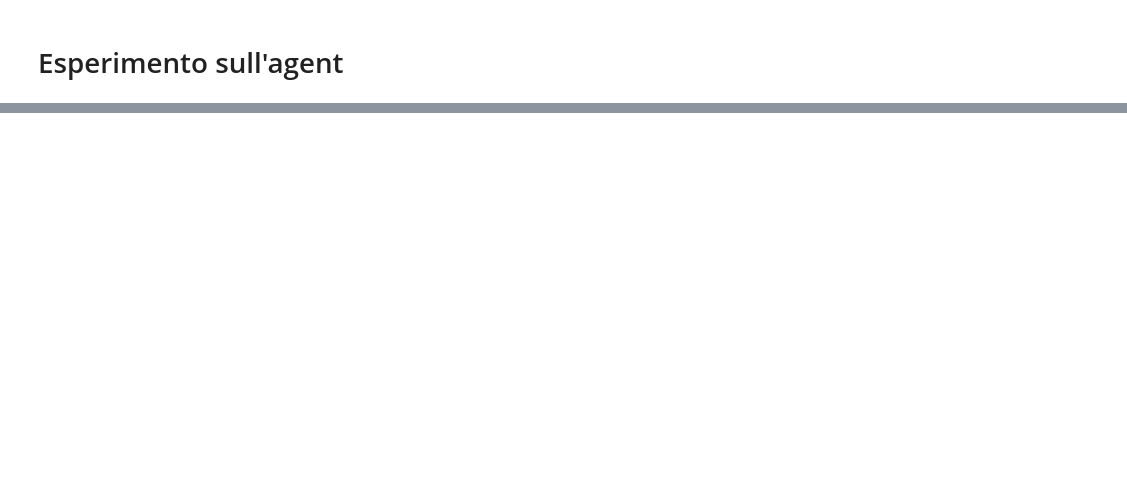
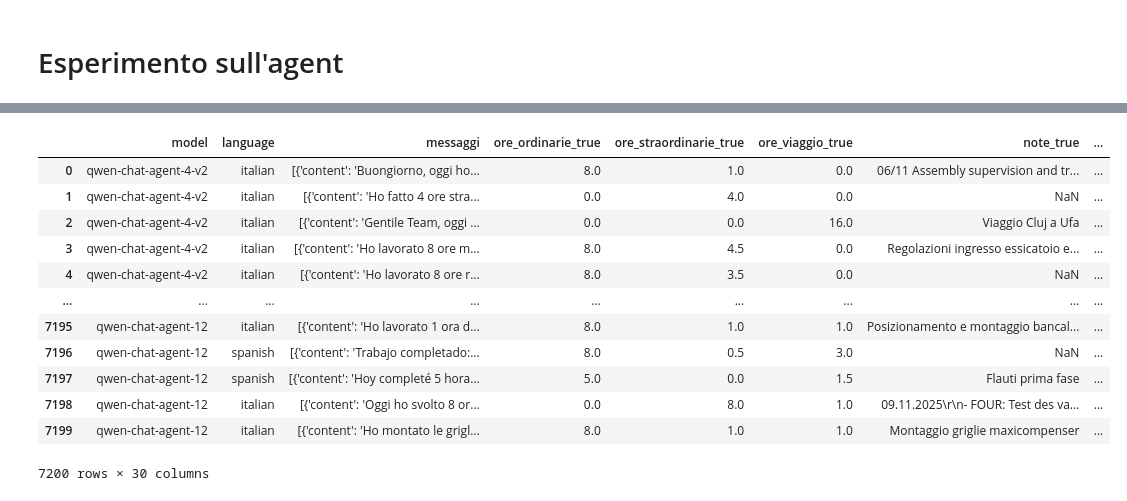
Before and after one commit to Rdm-Nico/SitiBTAgent, a Jupyter notebook: visualization/test_lora_agent.ipynb, the cells around one changed output, grey strips where cells are left out. Cells and saved outputs as stored; diff of their text form; code cells hidden in the pictures; blank space fills up the shorter version.

```diff
--- a/visualization/test_lora_agent.ipynb
+++ b/visualization/test_lora_agent.ipynb
@@ -13 +27,17 @@ df = pd.read_csv(RESULT_TOT)
+# %%
+df.replace('qwen-chat-agent-4','qwen-chat-agent-5-v1', inplace=True)
+# %% [output]
+|  | model | language | messaggi | ore_ordinarie_true | ore_straordinarie_true | ore_viaggio_true | note_true | ... |
+| 0 | qwen-chat-agent-4-v2 | italian | [{'content': 'Buongiorno, oggi ho... | 8.0 | 1.0 | 0.0 | 06/11 Assembly supervision and tr... | ... |
+| 1 | qwen-chat-agent-4-v2 | italian | [{'content': 'Ho fatto 4 ore stra... | 0.0 | 4.0 | 0.0 | NaN | ... |
+| 2 | qwen-chat-agent-4-v2 | italian | [{'content': 'Gentile Team, oggi ... | 0.0 | 0.0 | 16.0 | Viaggio Cluj a Ufa | ... |
+| 3 | qwen-chat-agent-4-v2 | italian | [{'content': 'Ho lavorato 8 ore m... | 8.0 | 4.5 | 0.0 | Regolazioni ingresso essicatoio e... | ... |
+| 4 | qwen-chat-agent-4-v2 | italian | [{'content': 'Ho lavorato 8 ore r... | 8.0 | 3.5 | 0.0 | NaN | ... |
+| ... | ... | ... | ... | ... | ... | ... | ... | ... |
+| 7195 | qwen-chat-agent-12 | italian | [{'content': 'Ho lavorato 1 ora d... | 8.0 | 1.0 | 1.0 | Posizionamento e montaggio bancal... | ... |
+| 7196 | qwen-chat-agent-12 | spanish | [{'content': 'Trabajo completado:... | 8.0 | 0.5 | 3.0 | NaN | ... |
+| 7197 | qwen-chat-agent-12 | spanish | [{'content': 'Hoy completé 5 hora... | 5.0 | 0.0 | 1.5 | Flauti prima fase | ... |
+| 7198 | qwen-chat-agent-12 | italian | [{'content': 'Oggi ho svolto 8 or... | 0.0 | 8.0 | 1.0 | 09.11.2025\r\n- FOUR: Test des va... | ... |
+| 7199 | qwen-chat-agent-12 | italian | [{'content': 'Ho montato le grigl... | 8.0 | 1.0 | 1.0 | Montaggio griglie maxicompenser | ... |
+7200 rows × 30 columns
 # %%
```
Also changed, not shown: parts of 6 cells of this notebook, 5 other files.
